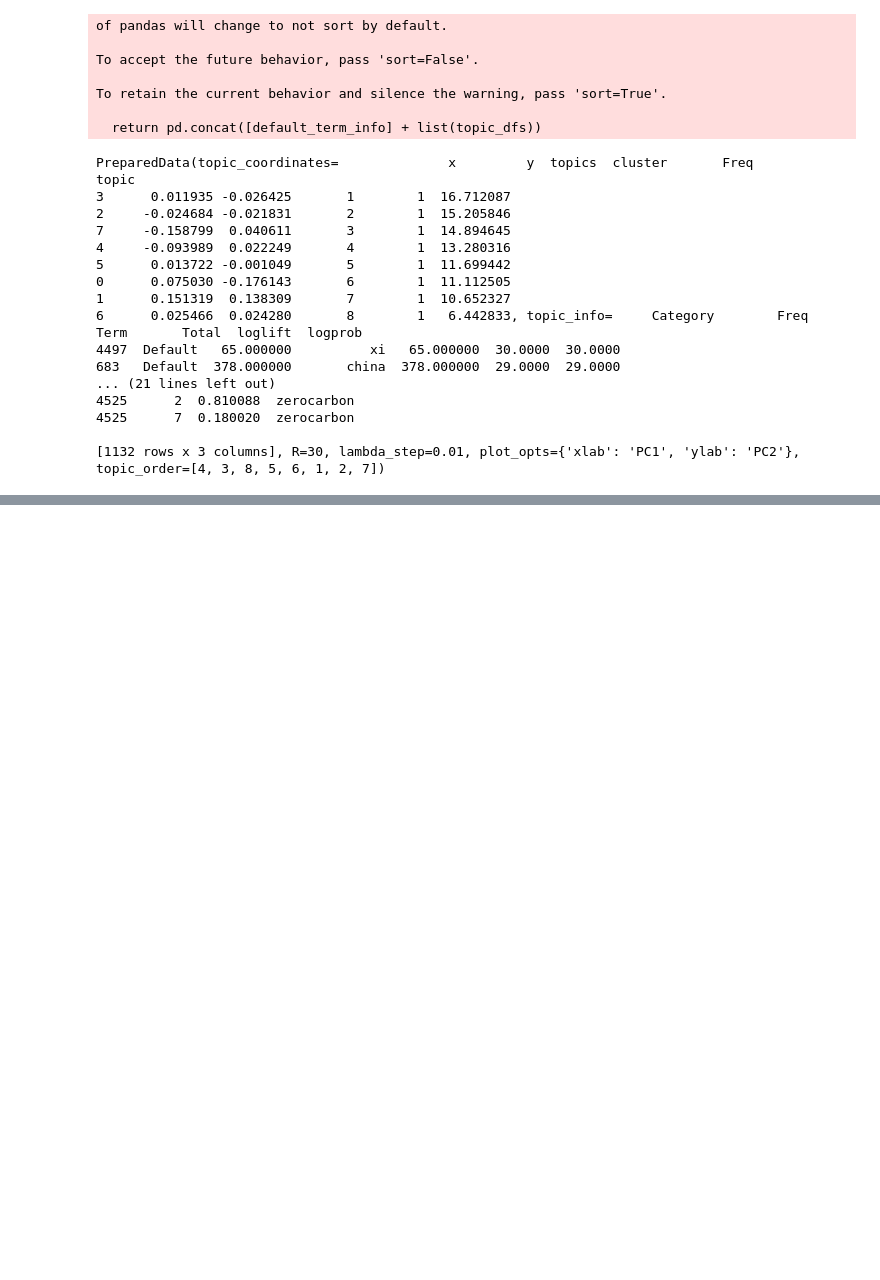
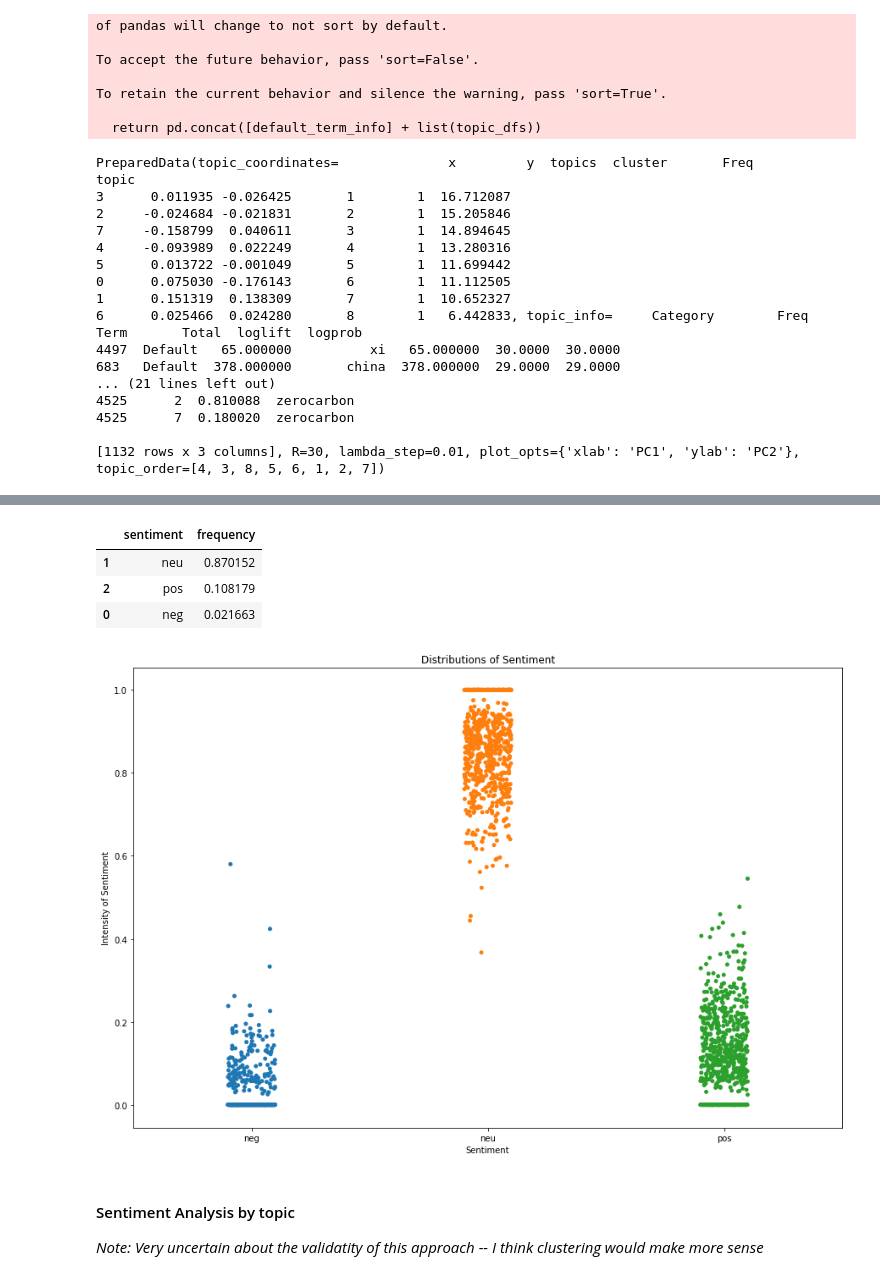
Before and after one commit to tabithaks/Public-Opinion-on-Climate-Change-Initiatives, a Jupyter notebook: Carbon Neutral EDA.ipynb, the cells around one changed output, grey strips where cells are left out. Drawn from its saved outputs; the diff is of its cells as text; code cells hidden in the pictures; blank space fills up the shorter version.

```diff
--- a/Carbon Neutral EDA.ipynb
+++ b/Carbon Neutral EDA.ipynb
@@ -166,0 +237,21 @@ topic
+# %%
+display(pos_neg_avg[::-1])
+# %% [output]
+|  | sentiment | frequency |
+| 1 | neu | 0.870152 |
+| 2 | pos | 0.108179 |
+| 0 | neg | 0.021663 |
+# %%
+plt.figure(figsize=(15,10))
+strp = {val:[sent[val] for sent in sa_results.values()] for val in ["neg", "neu", "pos"]}
+strp = pd.DataFrame.from_dict(strp)
+sns.stripplot(data = strp)
+plt.title("Distributions of Sentiment")
+plt.ylabel("Intensity of Sentiment")
+plt.xlabel("Sentiment")
+plt.show()
+# %% [output]
+[figure, added]
+# %% [markdown]
+#### Sentiment Analysis by topic
+*Note: Very uncertain about the validatity of this approach -- I think clustering would make more sense*
```
Also changed, not shown: parts of 12 cells of this notebook, 2 other files.
